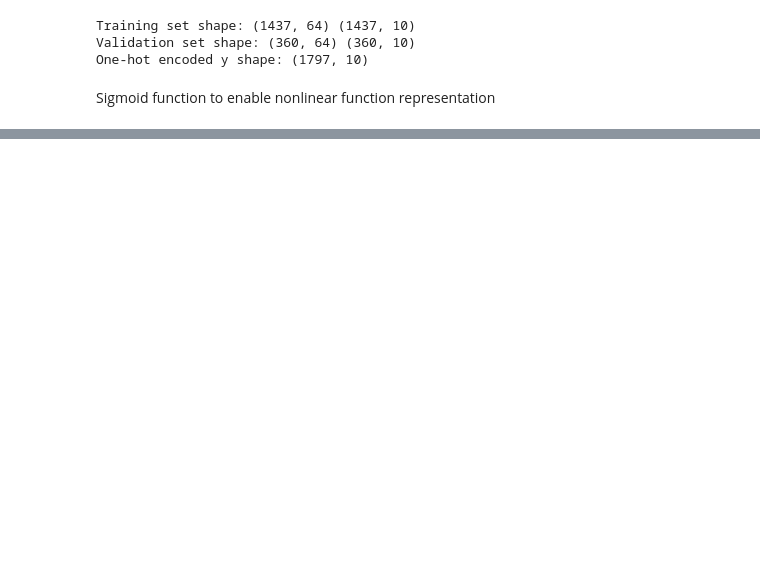
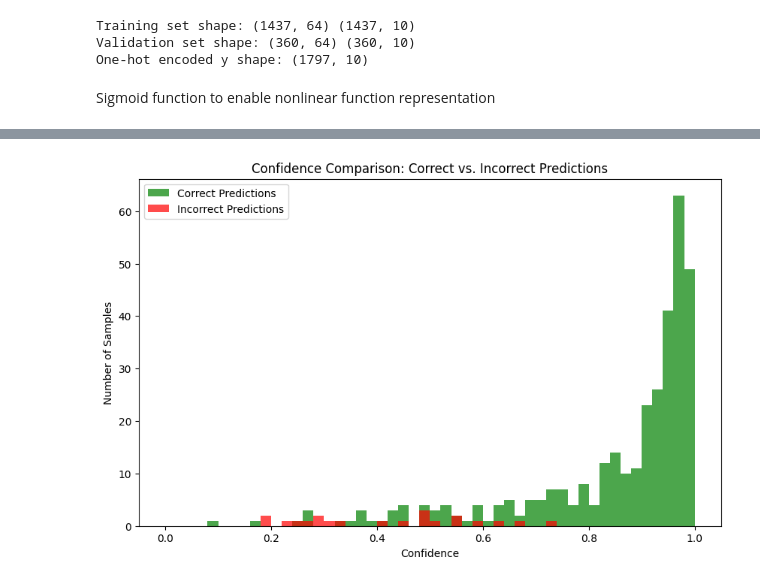
Before and after one commit to zkoenigxd/Neural_Net_From_Scratch, a Jupyter notebook: main.ipynb, the cells around one changed output, grey strips where cells are left out. Drawn from its saved outputs; the diff is of its cells as text; code cells hidden in the pictures; blank space fills up the shorter version.

Commit message:
Improved graphical display
Ensure histogram bin widths are consistent

```diff
--- a/main.ipynb
+++ b/main.ipynb
@@ -211,0 +212,39 @@ Test set accuracy: 94.72%
+# %%
+def plot_confidence_comparison(probabilities, true_labels, bins=20):
+    """
+    Plots histograms comparing the confidence scores for correctly vs.
+    incorrectly classified samples.
+
+    Parameters:
+        probabilities (np.ndarray): A 2D array of shape (n_samples, n_classes)
+            containing the predicted probabilities (e.g., outputs of softmax).
+        true_labels (np.ndarray): A 1D array of true labels (integers) of shape (n_samples,).
+            If your labels are in one-hot format, convert them using np.argmax.
+        bins (int): Number of bins for the histogram.
+    """
+    # Compute predicted labels (choose the class with the highest probability).
+    predictions = np.argmax(probabilities, axis=1)
+
+    # Compute the confidence for each prediction as the maximum probability.
+    confidences = np.max(probabilities, axis=1)
+
+    # Create consistent bin edges from 0 to 1.
+    bin_edges = np.linspace(0, 1, bins + 1)
+
+    # Separate confidence scores based on whether the prediction was correct.
+    correct_confidences = confidences[predictions == true_labels]
+    incorrect_confidences = confidences[predictions != true_labels]
+
+    # Plot histograms for the two groups.
+    plt.figure(figsize=(10, 6))
+    plt.hist(correct_confidences, bins=bin_edges, alpha=0.7, label='Correct Predictions', color='green')
+    plt.hist(incorrect_confidences, bins=bin_edges, alpha=0.7, label='Incorrect Predictions', color='red')
+    plt.xlabel('Confidence')
+    plt.ylabel('Number of Samples')
+    plt.title('Confidence Comparison: Correct vs. Incorrect Predictions')
+    plt.legend()
+    plt.show()
+
+plot_confidence_comparison(A2, true_labels, 50)
+# %% [output]
+[figure, added]
```
Also changed, not shown: parts of 4 cells of this notebook.
